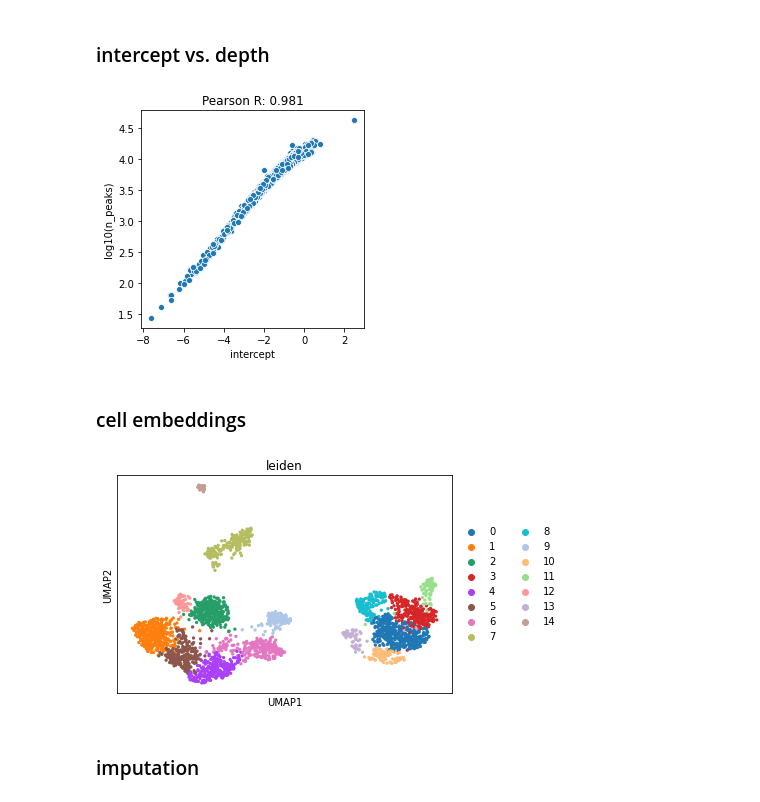
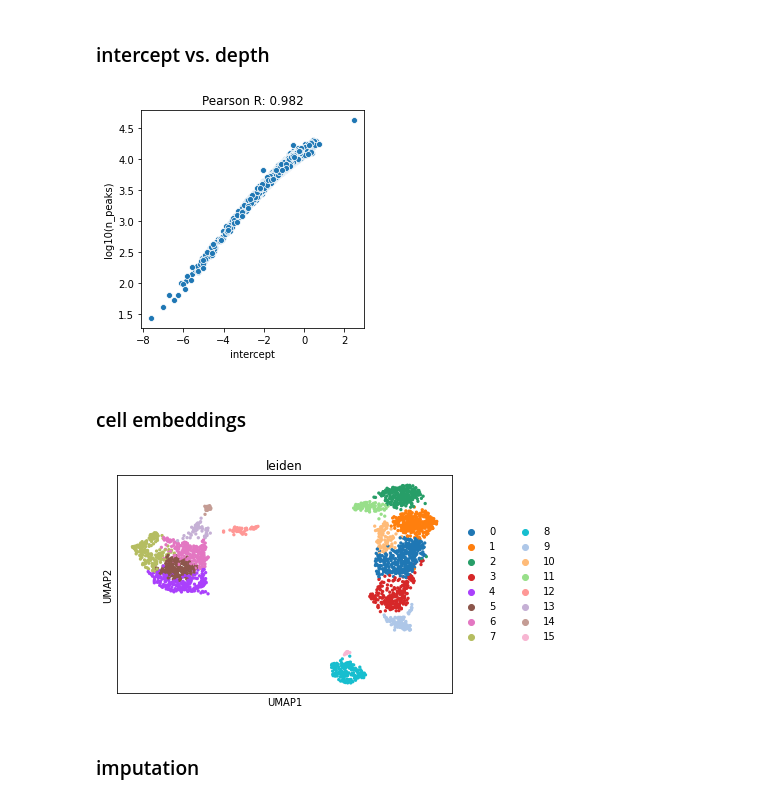
Before and after one commit to calico/scBasset, a Jupyter notebook: examples/evaluate.ipynb, the cells around one changed output. Saved outputs shown, nothing was run; the diff lists cells and outputs as text; code cells hidden in the pictures.

```diff
--- a/examples/evaluate.ipynb
+++ b/examples/evaluate.ipynb
@@ -18,5 +17,5 @@ import re
 # %%
-data_path = re.sub('scbasset$', 'data', pkg_resources.resource_filename('scbasset', ''))
+data_path = '../data/multiome_example'
 filtered_bed_file = '%s/processed/peaks.bed'%data_path # path to save the filtered peak atlas
 ad_file = '%s/processed/ad_atac.h5ad'%data_path
 h5_file ='%s/processed/train_test_val.h5'%data_path
@@ -33,6 +32,7 @@ model.load_weights('%s/trained_model/best_model.h5'%data_path)
 ### intercept vs. depth
 # %%
 intercept = get_intercept(model) # get_intercept function
+sc.pp.filter_cells(ad, min_counts=0)
 
 f, ax = plt.subplots(figsize=(4,4))
 r = scipy.stats.pearsonr(intercept, np.log10(ad.obs['n_genes']))[0]
@@ -42,20 +42,20 @@ ax.set_ylabel('log10(n_peaks)')
 ax.set_title('Pearson R: %.3f'%r)
 f.savefig('results/intercept.pdf')
 # %% [output]
-[figure, old version]
+[figure, new version]
 # %% [markdown]
 ### cell embeddings
 # %%
 proj = get_cell_embedding(model) # get_cell_embedding function
-pd.DataFrame(proj).to_csv('results/projection.csv')
+pd.DataFrame(proj).to_csv('results/projection_atac.csv')
 
-ad.obsm['projection'] = pd.read_csv('results/projection.csv', index_col=0).values
+ad.obsm['projection'] = pd.read_csv('results/projection_atac.csv', index_col=0).values
 sc.pp.neighbors(ad, use_rep='projection')
 sc.tl.umap(ad)
 sc.tl.leiden(ad)
 sc.pl.umap(ad, color='leiden')
 # %% [output]
-[figure, old version]
+[figure, new version]
 # %% [markdown]
 ### imputation
 # %%
```
Also changed, not shown: parts of 1 cell of this notebook, 20 other files.
